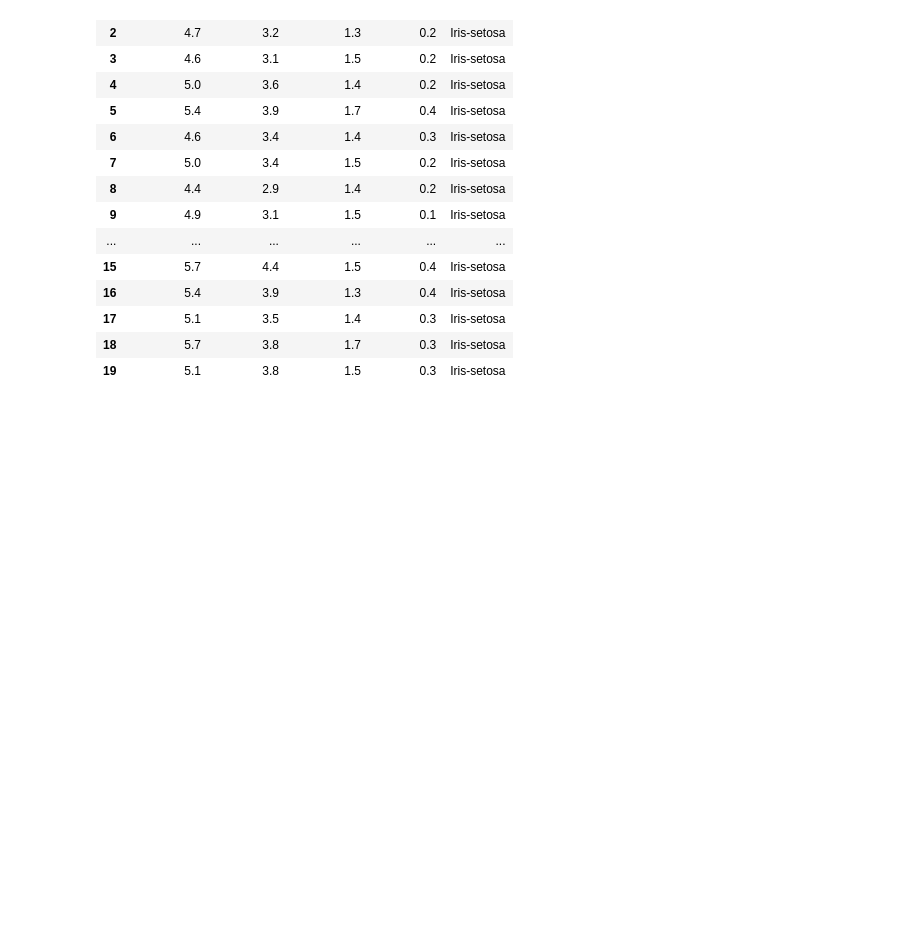
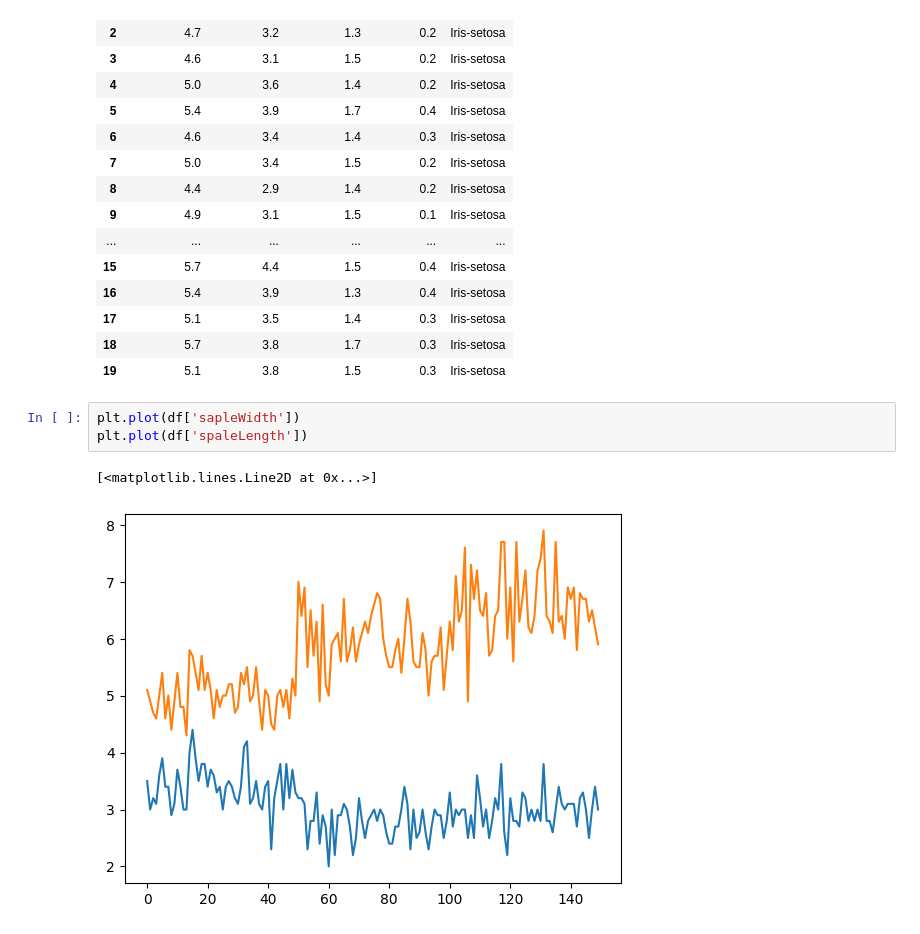
Before and after one commit to yusuf-codes10/iris.ml, a Jupyter notebook: iris.ipynb, the cells around one changed output. Saved outputs shown, nothing was run; the diff lists cells and outputs as text; blank space fills up the shorter version.

Commit message:
ploting the spale length and width, for some reason

```diff
--- a/iris.ipynb
+++ b/iris.ipynb
@@ -28,3 +28,9 @@ df.head(20)
 | 17 | 5.1 | 3.5 | 1.4 | 0.3 | Iris-setosa |
 | 18 | 5.7 | 3.8 | 1.7 | 0.3 | Iris-setosa |
 | 19 | 5.1 | 3.8 | 1.5 | 0.3 | Iris-setosa |
+# %%
+plt.plot(df['sapleWidth'])
+plt.plot(df['spaleLength'])
+# %% [output]
+[<matplotlib.lines.Line2D at 0x...>]
+[figure, added]
```
